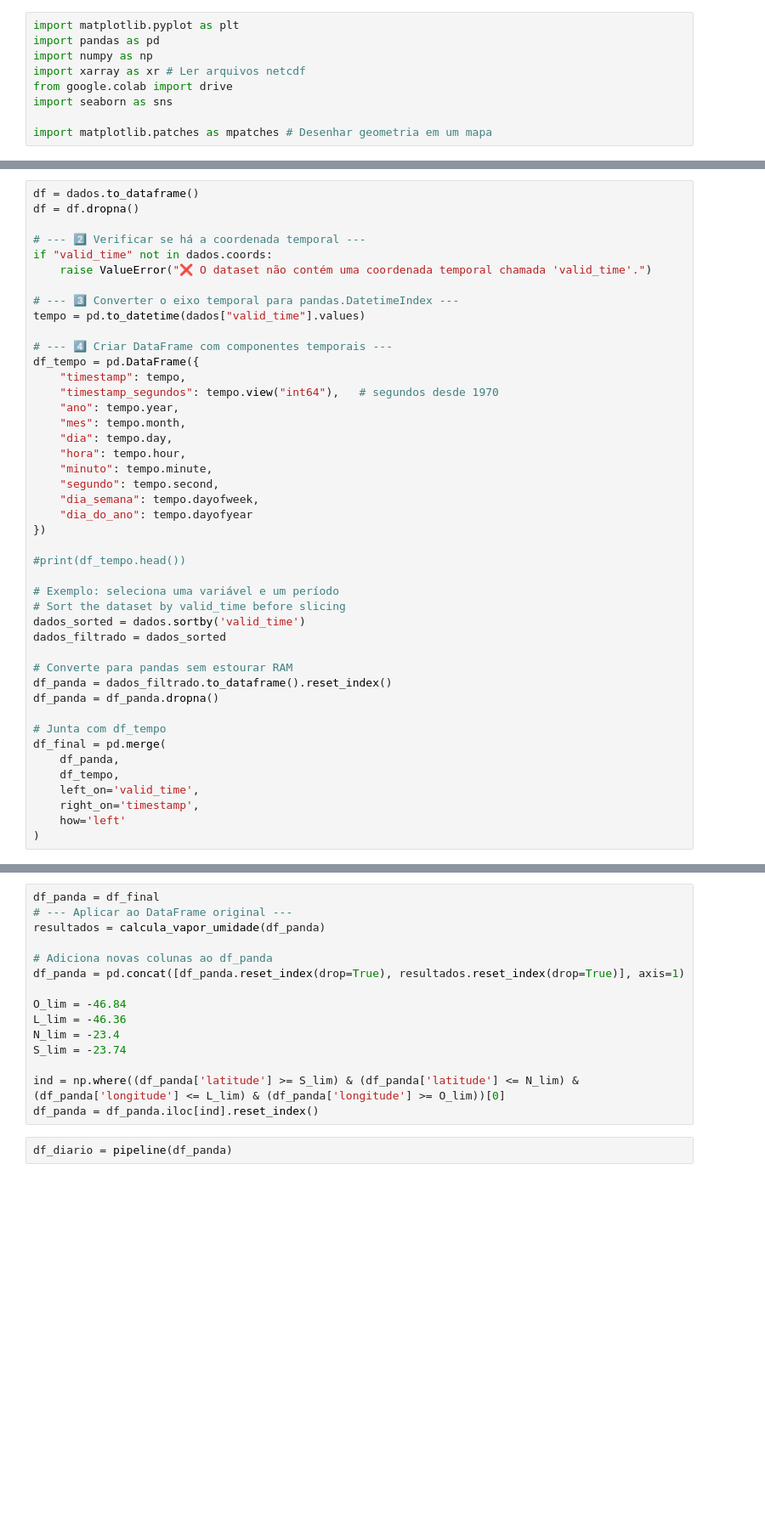
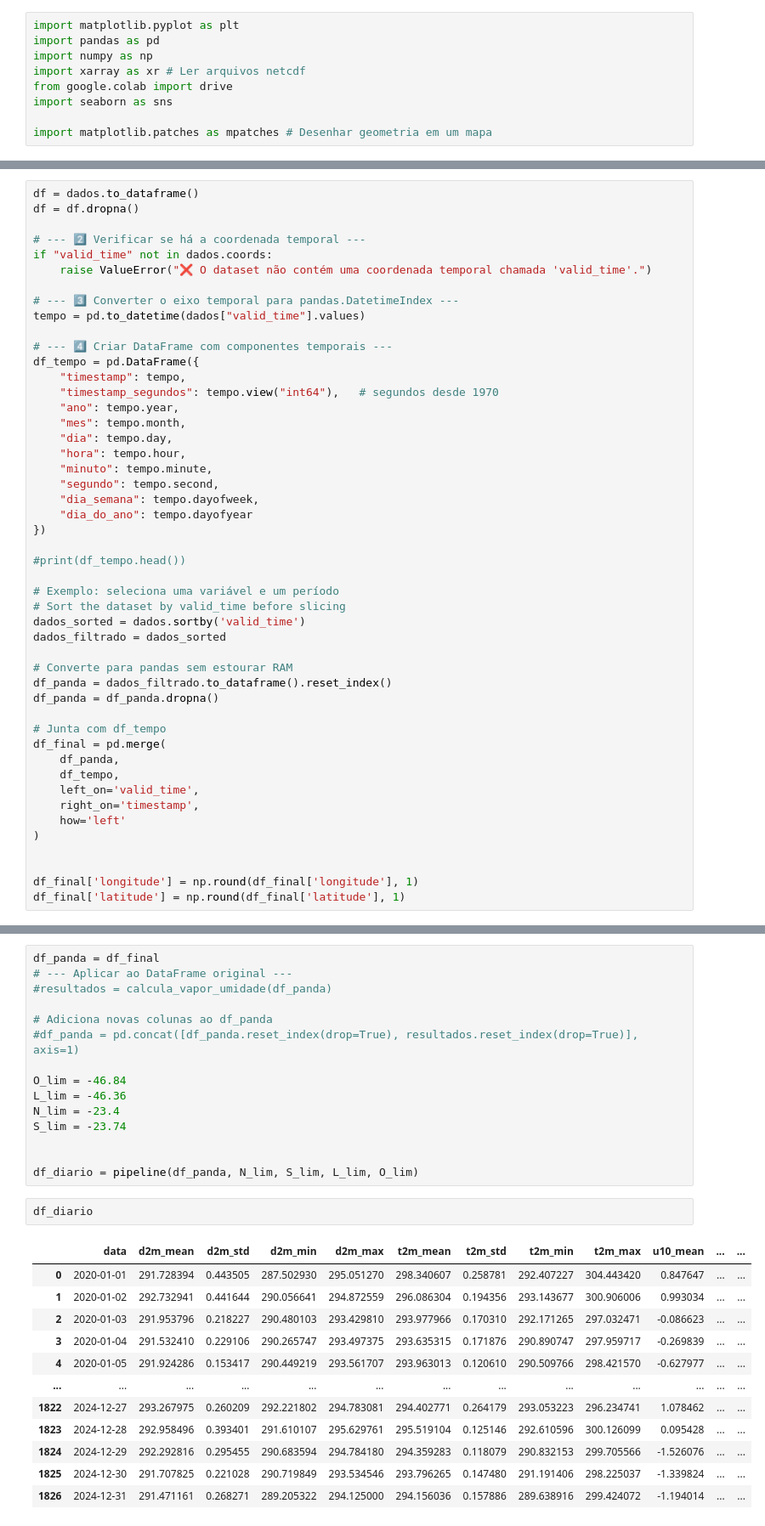
Before and after one commit to Alilson2/Projeto_IA, a Jupyter notebook: GerarDataFrame.ipynb, the cells around one changed output, grey strips where cells are left out. Shown: that part at 85% size. Drawn from its saved outputs; the diff is of its cells as text; blank space fills up the shorter version.

```diff
--- a/GerarDataFrame.ipynb
+++ b/GerarDataFrame.ipynb
@@ -111,3 +131,7 @@ df_final = pd.merge(
     right_on='timestamp',
     how='left'
 )
+
+
+df_final['longitude'] = np.round(df_final['longitude'], 1)
+df_final['latitude'] = np.round(df_final['latitude'], 1)
@@ -207,17 +269,30 @@ def calcula_vapor_umidade(data):
 # %%
 df_panda = df_final
 # --- Aplicar ao DataFrame original ---
-resultados = calcula_vapor_umidade(df_panda)
+#resultados = calcula_vapor_umidade(df_panda)
 
 # Adiciona novas colunas ao df_panda
-df_panda = pd.concat([df_panda.reset_index(drop=True), resultados.reset_index(drop=True)], axis=1)
+#df_panda = pd.concat([df_panda.reset_index(drop=True), resultados.reset_index(drop=True)], axis=1)
 
 O_lim = -46.84
 L_lim = -46.36
 N_lim = -23.4
 S_lim = -23.74
 
-ind = np.where((df_panda['latitude'] >= S_lim) & (df_panda['latitude'] <= N_lim) & (df_panda['longitude'] <= L_lim) & (df_panda['longitude'] >= O_lim))[0]
-df_panda = df_panda.iloc[ind].reset_index()
+
+df_diario = pipeline(df_panda, N_lim, S_lim, L_lim, O_lim)
 # %%
-df_diario = pipeline(df_panda)
+df_diario
+# %% [output]
+|  | data | d2m_mean | d2m_std | d2m_min | d2m_max | t2m_mean | t2m_std | t2m_min | t2m_max | u10_mean | ... | ... |
+| 0 | 2020-01-01 | 291.728394 | 0.443505 | 287.502930 | 295.051270 | 298.340607 | 0.258781 | 292.407227 | 304.443420 | 0.847647 | ... | ... |
+| 1 | 2020-01-02 | 292.732941 | 0.441644 | 290.056641 | 294.872559 | 296.086304 | 0.194356 | 293.143677 | 300.906006 | 0.993034 | ... | ... |
+| 2 | 2020-01-03 | 291.953796 | 0.218227 | 290.480103 | 293.429810 | 293.977966 | 0.170310 | 292.171265 | 297.032471 | -0.086623 | ... | ... |
+| 3 | 2020-01-04 | 291.532410 | 0.229106 | 290.265747 | 293.497375 | 293.635315 | 0.171876 | 290.890747 | 297.959717 | -0.269839 | ... | ... |
+| 4 | 2020-01-05 | 291.924286 | 0.153417 | 290.449219 | 293.561707 | 293.963013 | 0.120610 | 290.509766 | 298.421570 | -0.627977 | ... | ... |
+| ... | ... | ... | ... | ... | ... | ... | ... | ... | ... | ... | ... | ... |
+| 1822 | 2024-12-27 | 293.267975 | 0.260209 | 292.221802 | 294.783081 | 294.402771 | 0.264179 | 293.053223 | 296.234741 | 1.078462 | ... | ... |
+| 1823 | 2024-12-28 | 292.958496 | 0.393401 | 291.610107 | 295.629761 | 295.519104 | 0.125146 | 292.610596 | 300.126099 | 0.095428 | ... | ... |
+| 1824 | 2024-12-29 | 292.292816 | 0.295455 | 290.683594 | 294.784180 | 294.359283 | 0.118079 | 290.832153 | 299.705566 | -1.526076 | ... | ... |
+| 1825 | 2024-12-30 | 291.707825 | 0.221028 | 290.719849 | 293.534546 | 293.796265 | 0.147480 | 291.191406 | 298.225037 | -1.339824 | ... | ... |
+| 1826 | 2024-12-31 | 291.471161 | 0.268271 | 289.205322 | 294.125000 | 294.156036 | 0.157886 | 289.638916 | 299.424072 | -1.194014 | ... | ... |
```
Also changed, not shown: parts of 4 cells of this notebook.
